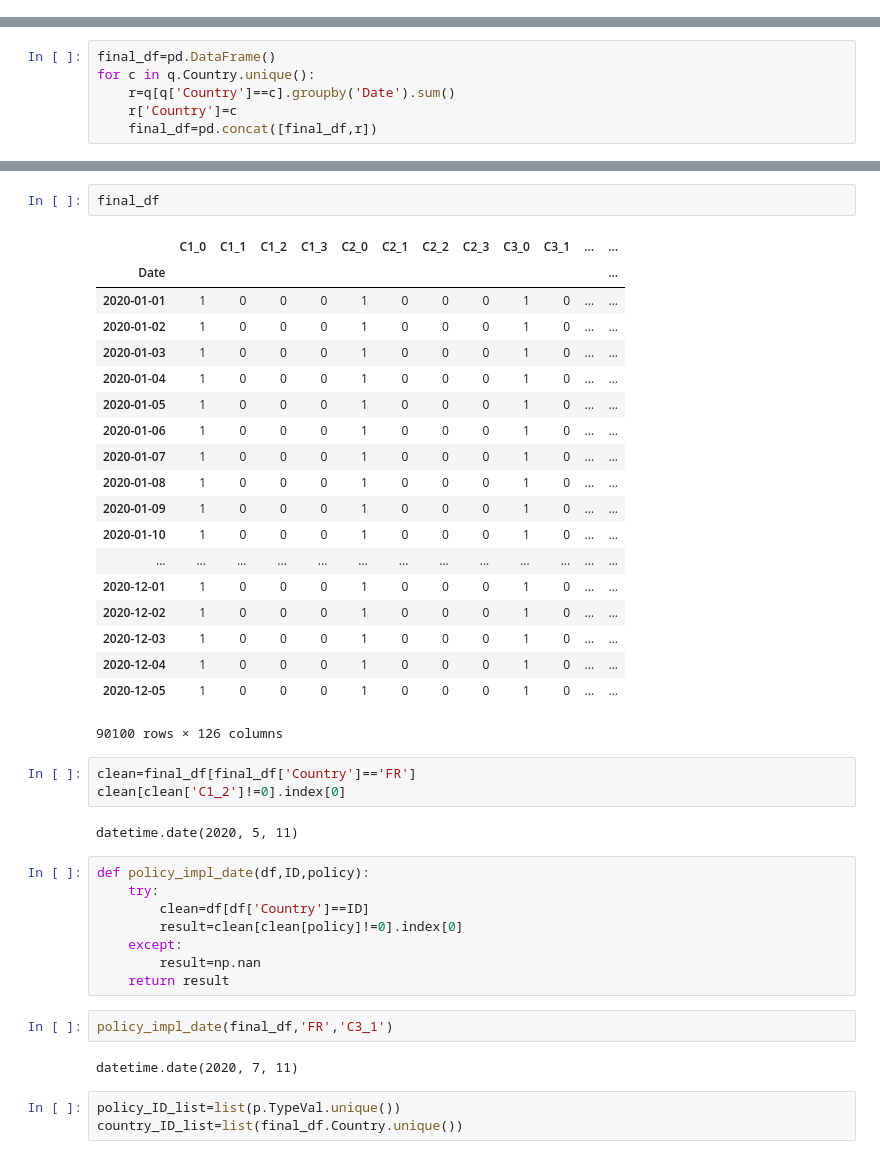
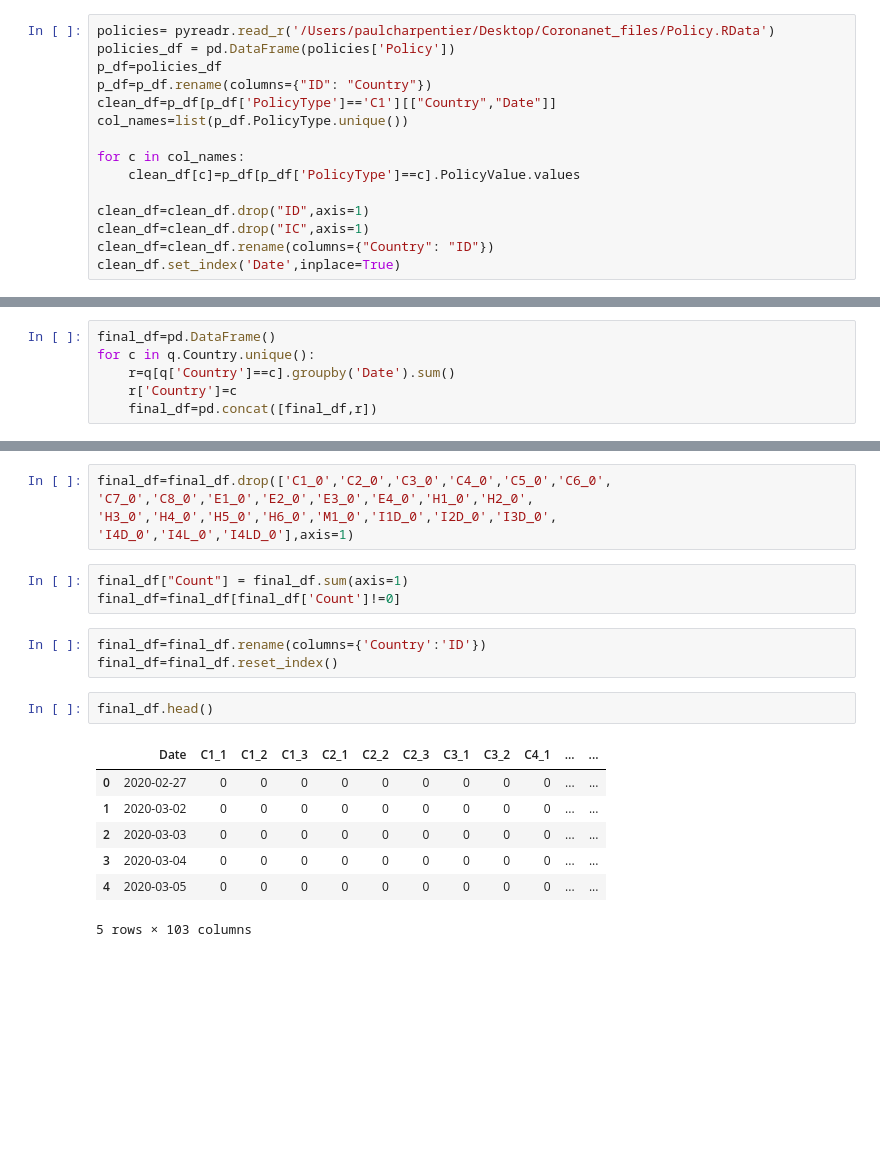
Before and after one commit to TristanBOOK/coronanet, a Jupyter notebook: Notebooks/paul_db_enriched.ipynb, the cells around one changed output, grey strips where cells are left out. Cells and saved outputs as stored; diff of their text form; blank space fills up the shorter version.

```diff
--- a/Notebooks/paul_db_enriched.ipynb
+++ b/Notebooks/paul_db_enriched.ipynb
@@ -10,0 +49,15 @@ from sklearn.preprocessing import OneHotEncoder
+# %%
+policies= pyreadr.read_r('/Users/paulcharpentier/Desktop/Coronanet_files/Policy.RData')
+policies_df = pd.DataFrame(policies['Policy'])
+p_df=policies_df
+p_df=p_df.rename(columns={"ID": "Country"})
+clean_df=p_df[p_df['PolicyType']=='C1'][["Country","Date"]]
+col_names=list(p_df.PolicyType.unique())
+
+for c in col_names:
+    clean_df[c]=p_df[p_df['PolicyType']==c].PolicyValue.values
+
+clean_df=clean_df.drop("ID",axis=1)
+clean_df=clean_df.drop("IC",axis=1)
+clean_df=clean_df.rename(columns={"Country": "ID"})
+clean_df.set_index('Date',inplace=True)
@@ -174,42 +331,21 @@ for c in q.Country.unique():
+# %%
+final_df=final_df.drop(['C1_0','C2_0','C3_0','C4_0','C5_0','C6_0',
+'C7_0','C8_0','E1_0','E2_0','E3_0','E4_0','H1_0','H2_0',
+'H3_0','H4_0','H5_0','H6_0','M1_0','I1D_0','I2D_0','I3D_0',
+'I4D_0','I4L_0','I4LD_0'],axis=1)
+# %%
+final_df["Count"] = final_df.sum(axis=1)
+final_df=final_df[final_df['Count']!=0]
+# %%
+final_df=final_df.rename(columns={'Country':'ID'})
+final_df=final_df.reset_index()
 # %%
-final_df
+final_df.head()
 # %% [output]
-|  | C1_0 | C1_1 | C1_2 | C1_3 | C2_0 | C2_1 | C2_2 | C2_3 | C3_0 | C3_1 | ... | ... |
-| Date |  |  |  |  |  |  |  |  |  |  |  | ... |
-| 2020-01-01 | 1 | 0 | 0 | 0 | 1 | 0 | 0 | 0 | 1 | 0 | ... | ... |
-| 2020-01-02 | 1 | 0 | 0 | 0 | 1 | 0 | 0 | 0 | 1 | 0 | ... | ... |
-| 2020-01-03 | 1 | 0 | 0 | 0 | 1 | 0 | 0 | 0 | 1 | 0 | ... | ... |
-| 2020-01-04 | 1 | 0 | 0 | 0 | 1 | 0 | 0 | 0 | 1 | 0 | ... | ... |
-| 2020-01-05 | 1 | 0 | 0 | 0 | 1 | 0 | 0 | 0 | 1 | 0 | ... | ... |
-| 2020-01-06 | 1 | 0 | 0 | 0 | 1 | 0 | 0 | 0 | 1 | 0 | ... | ... |
-| 2020-01-07 | 1 | 0 | 0 | 0 | 1 | 0 | 0 | 0 | 1 | 0 | ... | ... |
-| 2020-01-08 | 1 | 0 | 0 | 0 | 1 | 0 | 0 | 0 | 1 | 0 | ... | ... |
-| 2020-01-09 | 1 | 0 | 0 | 0 | 1 | 0 | 0 | 0 | 1 | 0 | ... | ... |
-| 2020-01-10 | 1 | 0 | 0 | 0 | 1 | 0 | 0 | 0 | 1 | 0 | ... | ... |
-| ... | ... | ... | ... | ... | ... | ... | ... | ... | ... | ... | ... | ... |
-| 2020-12-01 | 1 | 0 | 0 | 0 | 1 | 0 | 0 | 0 | 1 | 0 | ... | ... |
-| 2020-12-02 | 1 | 0 | 0 | 0 | 1 | 0 | 0 | 0 | 1 | 0 | ... | ... |
-| 2020-12-03 | 1 | 0 | 0 | 0 | 1 | 0 | 0 | 0 | 1 | 0 | ... | ... |
-| 2020-12-04 | 1 | 0 | 0 | 0 | 1 | 0 | 0 | 0 | 1 | 0 | ... | ... |
-| 2020-12-05 | 1 | 0 | 0 | 0 | 1 | 0 | 0 | 0 | 1 | 0 | ... | ... |
+|  | Date | C1_1 | C1_2 | C1_3 | C2_1 | C2_2 | C2_3 | C3_1 | C3_2 | C4_1 | ... | ... |
+| 0 | 2020-02-27 | 0 | 0 | 0 | 0 | 0 | 0 | 0 | 0 | 0 | ... | ... |
+| 1 | 2020-03-02 | 0 | 0 | 0 | 0 | 0 | 0 | 0 | 0 | 0 | ... | ... |
+| 2 | 2020-03-03 | 0 | 0 | 0 | 0 | 0 | 0 | 0 | 0 | 0 | ... | ... |
+| 3 | 2020-03-04 | 0 | 0 | 0 | 0 | 0 | 0 | 0 | 0 | 0 | ... | ... |
+| 4 | 2020-03-05 | 0 | 0 | 0 | 0 | 0 | 0 | 0 | 0 | 0 | ... | ... |
-90100 rows × 126 columns
+5 rows × 103 columns
-# %%
-clean=final_df[final_df['Country']=='FR']
-clean[clean['C1_2']!=0].index[0]
-# %% [output]
-datetime.date(2020, 5, 11)
-# %%
-def policy_impl_date(df,ID,policy):
-    try:
-        clean=df[df['Country']==ID]
-        result=clean[clean[policy]!=0].index[0]
-    except:
-        result=np.nan
-    return result
-# %%
-policy_impl_date(final_df,'FR','C3_1')
-# %% [output]
-datetime.date(2020, 7, 11)
-# %%
-policy_ID_list=list(p.TypeVal.unique())
-country_ID_list=list(final_df.Country.unique())
```
Also changed, not shown: parts of 40 cells of this notebook.
